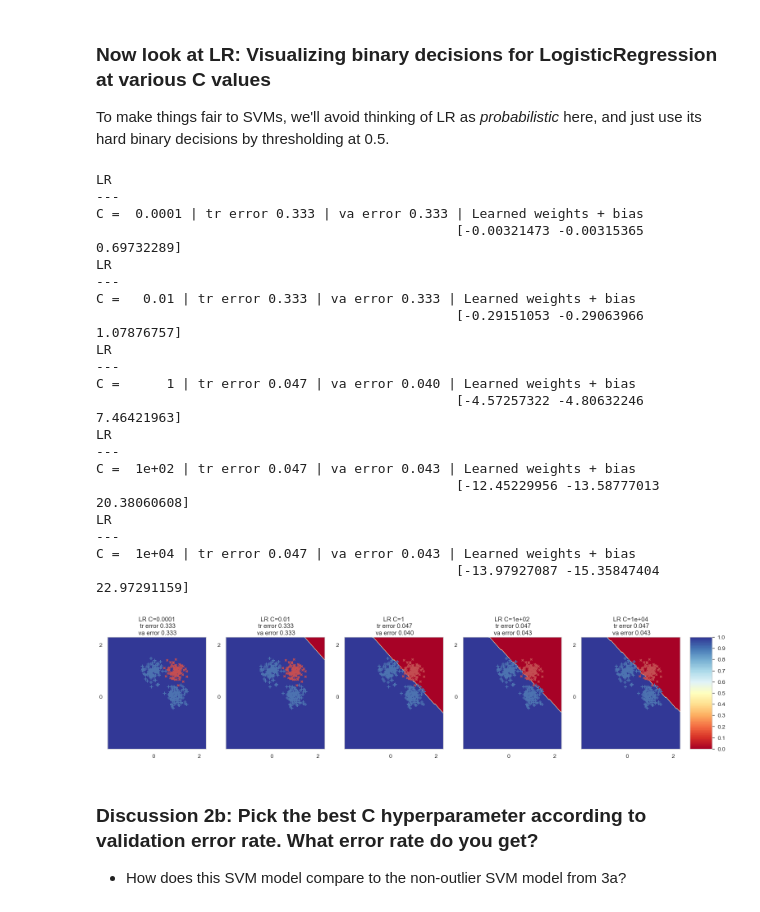
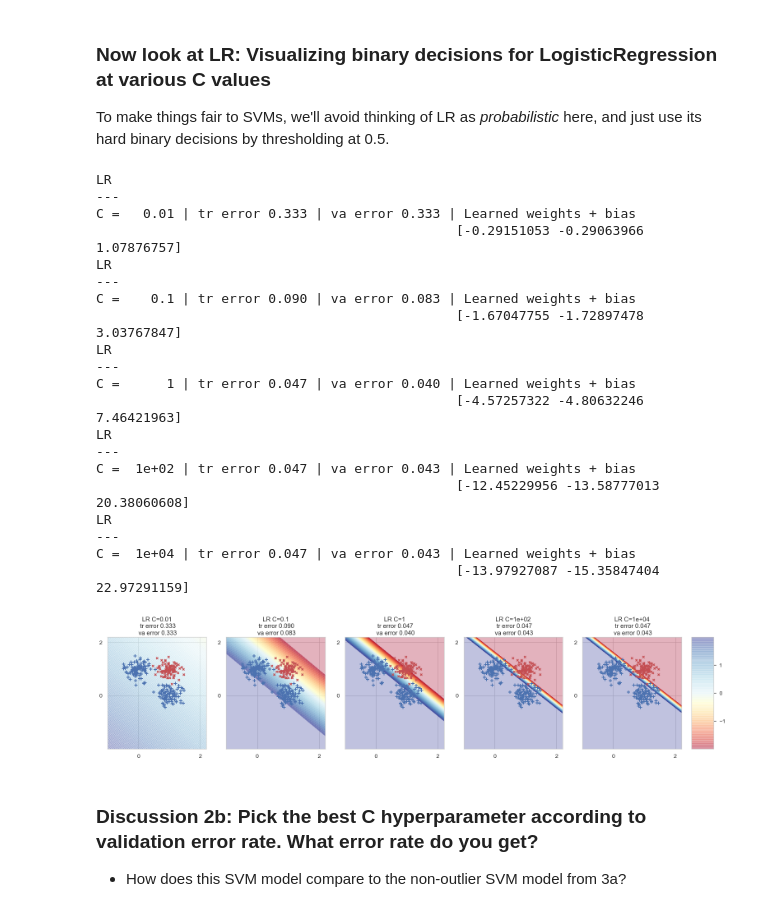
Before and after one commit to tufts-ml-courses/comp135-20f-assignments, a Jupyter notebook: labs/day18_SupportVectorMachines.ipynb, the cells around one changed output. Cells and saved outputs as stored; diff of their text form; code cells hidden in the pictures.

```diff
--- a/labs/day18_SupportVectorMachines.ipynb
+++ b/labs/day18_SupportVectorMachines.ipynb
@@ -409,11 +411,20 @@ def plot_pretty_decision_boundaries_for_clf(
         do_show_colorbar=False,
         x1_ticks=np.asarray([0, 2, 4]),
         x2_ticks=np.asarray([0, 2, 4]),
-        c_levels=np.linspace(0, 1, 100),
-        c_ticks=np.asarray([0, 0.1, 0.2, 0.3, 0.4, 0.5, 0.6, 0.7, 0.8, 0.9, 1.0]),
-        x1_grid=np.linspace(-2, 2.3, 100),
-        x2_grid=np.linspace(-2, 2.3, 100)):
+        c_levels=np.linspace(-2, 2, 200),
+        c_ticks=np.asarray([-1.0, 0.0, 1.0]),
+        x1_grid=np.linspace(-1, 2.2, 301),
+        x2_grid=np.linspace(-2, 2.2, 301)):
     cur_ax = plt.gca()
+
+    # Prepare a colormap that shows the margin between -1 and +1 predicted function values well
+    B = 0.2
+    red_to_blue_colors = plt.cm.RdYlBu(np.linspace(3*B, 1-B, 50))
+    red_colors = plt.cm.RdYlBu(np.linspace(0.0, 3*B, 100))
+    blue_colors = plt.cm.RdYlBu(np.linspace(1-B, 1.0, 50))
+    colors = np.vstack((red_colors, red_to_blue_colors, blue_colors))
+    colors[:,-1] = 0.3 # make semi-transparent
+    mymap = mcolors.LinearSegmentedColormap.from_list('my_colormap', colors)
 
     G = x1_grid.size
     H = x2_grid.size
@@ -426,15 +437,20 @@ def plot_pretty_decision_boundaries_for_clf(
     # Each row of x_M2 is a 2D vector [x_m1, x_m2]
     x_M2 = np.hstack([x1_GH.flatten()[:,np.newaxis], x2_GH.flatten()[:,np.newaxis]])
 
-    # Predict proba for each point in the flattened grid
-    yhat_M = clf.predict(x_M2)
+    # Predict the real-valued function value for each point in the flattened grid
+    w_2 = clf.coef_[0]
+    b = float(clf.intercept_)
+    f_M = np.dot(x_M2, w_2) + b
 
-    # Reshape the M probas into the GxH 2D field
-    yhat_GH = np.reshape(yhat_M, x1_GH.shape)
+    # Reshape the M function values into the GxH 2D field
+    f_GH = np.reshape(f_M, x1_GH.shape)
 
-    cmap = plt.cm.RdYlBu
-    my_contourf_h = plt.contourf(x1_GH, x2_GH, yhat_GH, levels=c_levels, vmin=0, vmax=1.0, cmap=cmap)
-
+    # Plot contours of f as function of x1 and x2
+    # Only show between -2 and +2 so margin is visible
+    f_GH = np.maximum(np.minimum(f_GH, c_levels[-1]), c_levels[0])
+    my_contourf_h = plt.contourf(
+        x1_GH, x2_GH, f_GH, levels=c_levels,
+        vmin=c_levels[0], vmax=c_levels[-1], cmap=mymap)
     plt.xticks(x1_ticks, x1_ticks);
     plt.yticks(x2_ticks, x2_ticks);
 
@@ -450,7 +466,7 @@ We want to compare *relative* performance of the SVM and LR for this binary clas
 # %% [markdown]
 ### First try SVM. We'll be visualizing binary decisions for a trained SVM at various C values
 # %%
-C_grid = np.asarray([0.0001, 0.01, 1, 100, 10000])
+C_grid = np.asarray([0.01, 0.1, 1, 100, 10000])
 ncols = len(C_grid)
 
 fig_h, axes = plt.subplots(nrows=1, ncols=ncols, figsize=(5 * ncols, 5))
@@ -505,7 +521,7 @@ TODO answer
 
 To make things fair to SVMs, we'll avoid thinking of LR as *probabilistic* here, and just use its hard binary decisions by thresholding at 0.5.
 # %%
-C_grid = np.asarray([0.0001, 0.01, 1, 100, 10000])
+C_grid = np.asarray([0.01, 0.1, 1, 100, 10000])
 ncols = len(C_grid)
 
 fig_h, axes = plt.subplots(nrows=1, ncols=ncols, figsize=(5 * ncols, 5))
@@ -519,38 +535,38 @@ for ii, C in enumerate(C_grid):
     clf.fit(x_tr_N2, y_tr_N)
     plot_pretty_decision_boundaries_for_clf(clf, do_show_colorbar=is_last);
     plot_pretty_data_colored_by_labels(x_tr_N2, y_tr_N);
 
     tr_error_rate = sklearn.metrics.zero_one_loss(y_tr_N, clf.predict(x_tr_N2))
     va_error_rate = sklearn.metrics.zero_one_loss(y_va_N, clf.predict(x_va_N2))
 
     plt.title("LR C=%.2g\n tr error %.3f\n va error %.3f" % (C, tr_error_rate, va_error_rate))
     print("LR")
     print("---")
     print("C = % 6.2g | tr error %.3f | va error %.3f | Learned weights + bias" % (C, tr_error_rate, va_error_rate))
     print("                                              " + str(
         np.hstack([clf.coef_.flatten(), np.atleast_1d(clf.intercept_)])))
 # %% [output]
-LR
----
-C =  0.0001 | tr error 0.333 | va error 0.333 | Learned weights + bias
-                                              [-0.00321473 -0.00315365  0.69732289]
 LR
 ---
 C =   0.01 | tr error 0.333 | va error 0.333 | Learned weights + bias
                                               [-0.29151053 -0.29063966  1.07876757]
+LR
+---
+C =    0.1 | tr error 0.090 | va error 0.083 | Learned weights + bias
+                                              [-1.67047755 -1.72897478  3.03767847]
 LR
 ---
 C =      1 | tr error 0.047 | va error 0.040 | Learned weights + bias
                                               [-4.57257322 -4.80632246  7.46421963]
 LR
 ---
 C =  1e+02 | tr error 0.047 | va error 0.043 | Learned weights + bias
                                               [-12.45229956 -13.58777013  20.38060608]
 LR
 ---
 C =  1e+04 | tr error 0.047 | va error 0.043 | Learned weights + bias
                                               [-13.97927087 -15.35847404  22.97291159]
-[figure, old version]
+[figure, new version]
 # %% [markdown]
 ### Discussion 2b: Pick the best C hyperparameter according to validation error rate. What error rate do you get?
 
```
Also changed, not shown: parts of 4 cells of this notebook, 1 other file.
